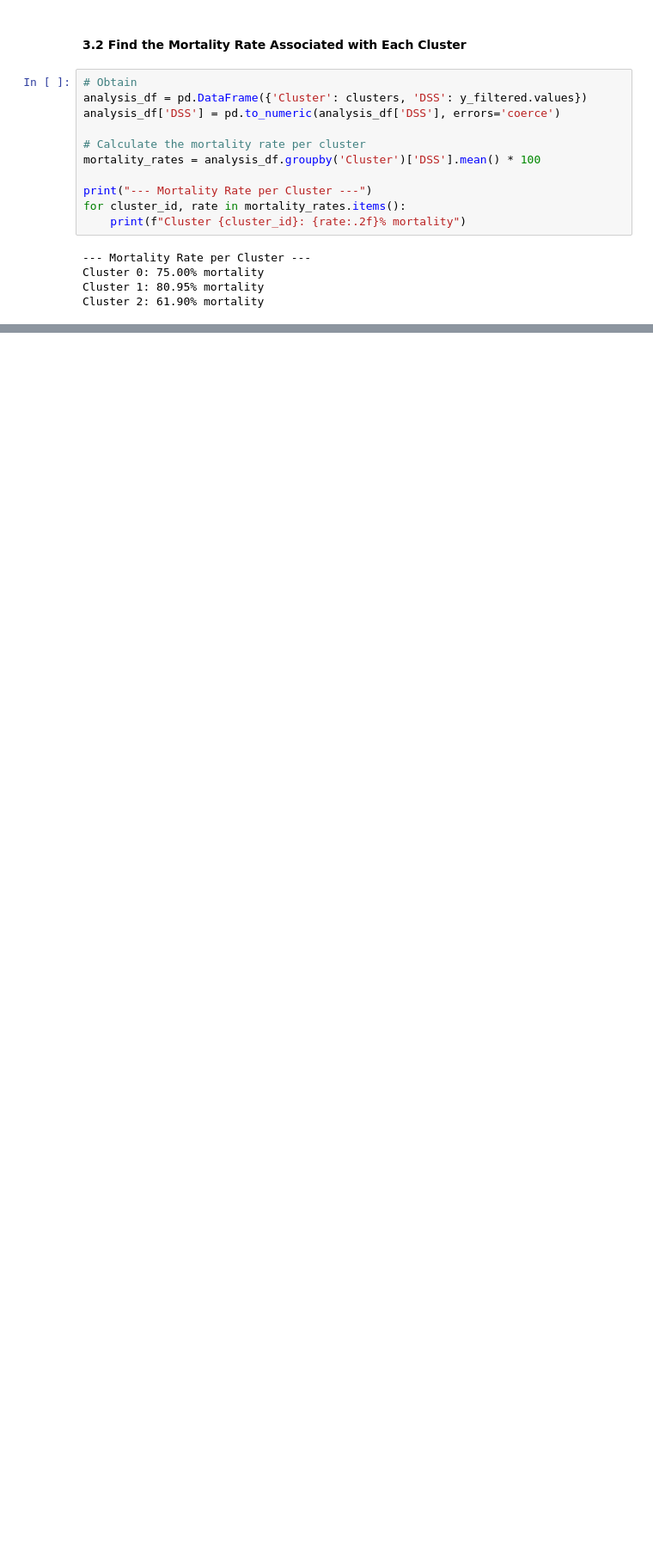
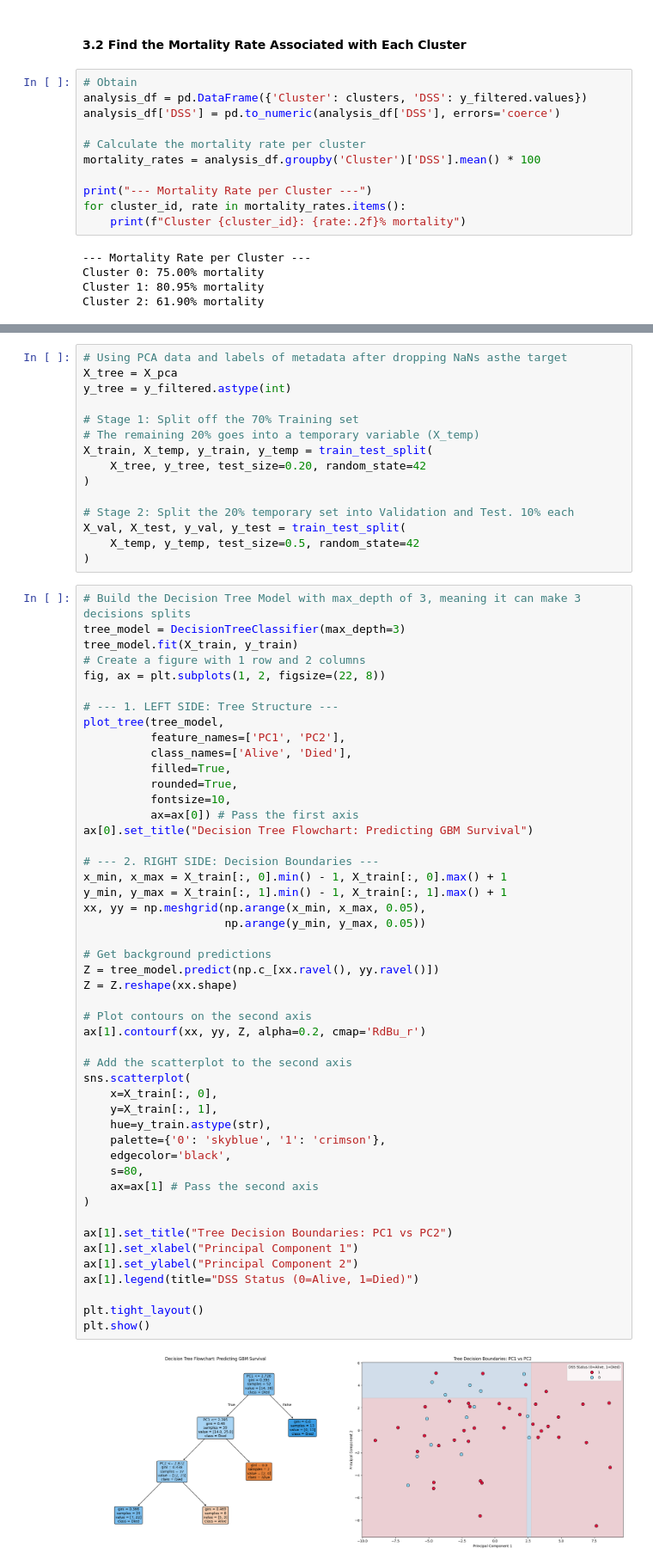
Before and after one commit to ktt920/Module-4-Cancer, a Jupyter notebook: code/Module 4 Template.ipynb, the cells around one changed output, grey strips where cells are left out. Shown at 86% size. Drawn from its saved outputs; the diff is of its cells as text; blank space fills up the shorter version.

```diff
--- a/code/Module 4 Template.ipynb
+++ b/code/Module 4 Template.ipynb
@@ -412,0 +448,65 @@ Regarding fitting, the model is generally performing well but may be slightly ov
+# %%
+# Using PCA data and labels of metadata after dropping NaNs asthe target
+X_tree = X_pca
+y_tree = y_filtered.astype(int)
+
+# Stage 1: Split off the 70% Training set
+# The remaining 20% goes into a temporary variable (X_temp)
+X_train, X_temp, y_train, y_temp = train_test_split(
+    X_tree, y_tree, test_size=0.20, random_state=42
+)
+
+# Stage 2: Split the 20% temporary set into Validation and Test. 10% each
+X_val, X_test, y_val, y_test = train_test_split(
+    X_temp, y_temp, test_size=0.5, random_state=42
+)
+# %%
+# Build the Decision Tree Model with max_depth of 3, meaning it can make 3 decisions splits
+tree_model = DecisionTreeClassifier(max_depth=3)
+tree_model.fit(X_train, y_train)
+# Create a figure with 1 row and 2 columns
+fig, ax = plt.subplots(1, 2, figsize=(22, 8))
+
+# --- 1. LEFT SIDE: Tree Structure ---
+plot_tree(tree_model,
+          feature_names=['PC1', 'PC2'],
+          class_names=['Alive', 'Died'],
+          filled=True,
+          rounded=True,
+          fontsize=10,
+          ax=ax[0]) # Pass the first axis
+ax[0].set_title("Decision Tree Flowchart: Predicting GBM Survival")
+
+# --- 2. RIGHT SIDE: Decision Boundaries ---
+x_min, x_max = X_train[:, 0].min() - 1, X_train[:, 0].max() + 1
+y_min, y_max = X_train[:, 1].min() - 1, X_train[:, 1].max() + 1
+xx, yy = np.meshgrid(np.arange(x_min, x_max, 0.05),
+                     np.arange(y_min, y_max, 0.05))
+
+# Get background predictions
+Z = tree_model.predict(np.c_[xx.ravel(), yy.ravel()])
+Z = Z.reshape(xx.shape)
+
+# Plot contours on the second axis
+ax[1].contourf(xx, yy, Z, alpha=0.2, cmap='RdBu_r')
+
+# Add the scatterplot to the second axis
+sns.scatterplot(
+    x=X_train[:, 0],
+    y=X_train[:, 1],
+    hue=y_train.astype(str),
+    palette={'0': 'skyblue', '1': 'crimson'},
+    edgecolor='black',
+    s=80,
+    ax=ax[1] # Pass the second axis
+)
+
+ax[1].set_title("Tree Decision Boundaries: PC1 vs PC2")
+ax[1].set_xlabel("Principal Component 1")
+ax[1].set_ylabel("Principal Component 2")
+ax[1].legend(title="DSS Status (0=Alive, 1=Died)")
+
+plt.tight_layout()
+plt.show()
+# %% [output]
+[figure, added]
```
Also changed, not shown: parts of 28 cells of this notebook.
